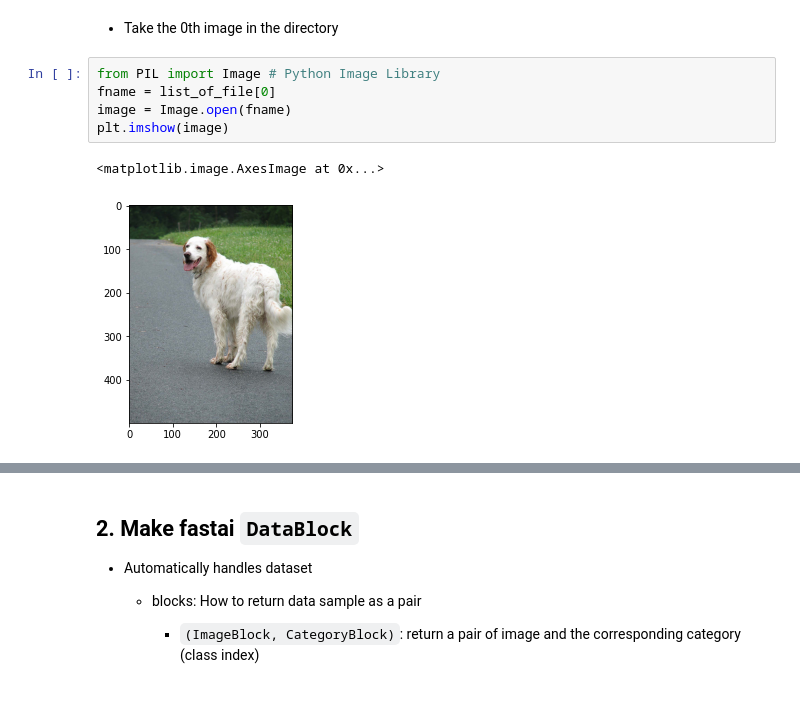
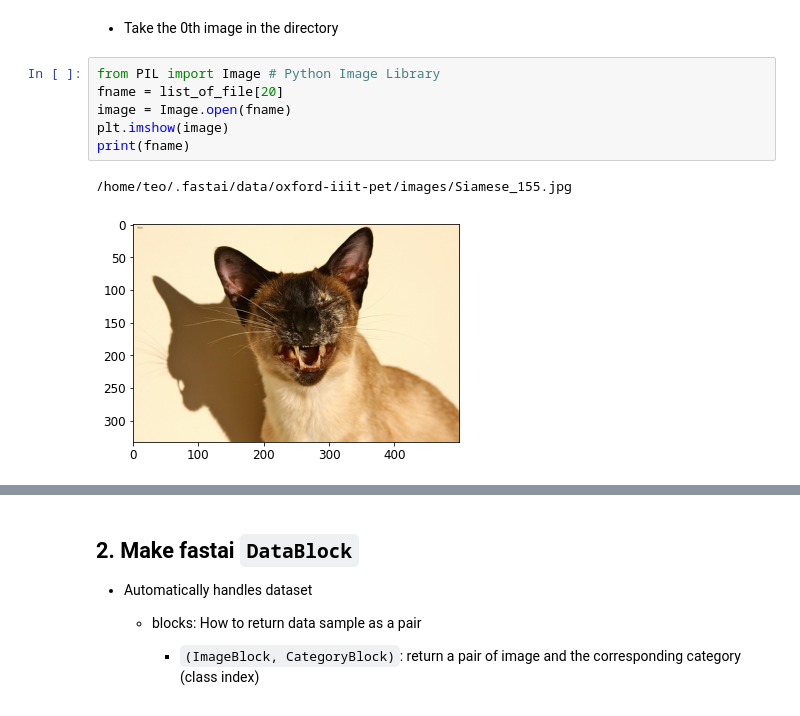
Before and after one commit to jdasam/data-ai, a Jupyter notebook: Data_&_AI_9th_week_wed_livecoding.ipynb, the cells around one changed output, grey strips where cells are left out. Drawn from its saved outputs; the diff is of its cells as text.

```diff
--- a/Data_&_AI_9th_week_wed_livecoding.ipynb
+++ b/Data_&_AI_9th_week_wed_livecoding.ipynb
@@ -68,12 +31,13 @@ list_of_file
 - Take the 0th image in the directory
 # %%
 from PIL import Image # Python Image Library
-fname = list_of_file[0]
+fname = list_of_file[20]
 image = Image.open(fname)
 plt.imshow(image)
+print(fname)
 # %% [output]
-<matplotlib.image.AxesImage at 0x...>
+/home/teo/.fastai/data/oxford-iiit-pet/images/Siamese_155.jpg
-[figure, old version]
+[figure, new version]
 # %%
 # Let's make it in a loop
 plt.figure(figsize=(10,20))
```
Also changed, not shown: parts of 37 cells of this notebook, 1 other file.
